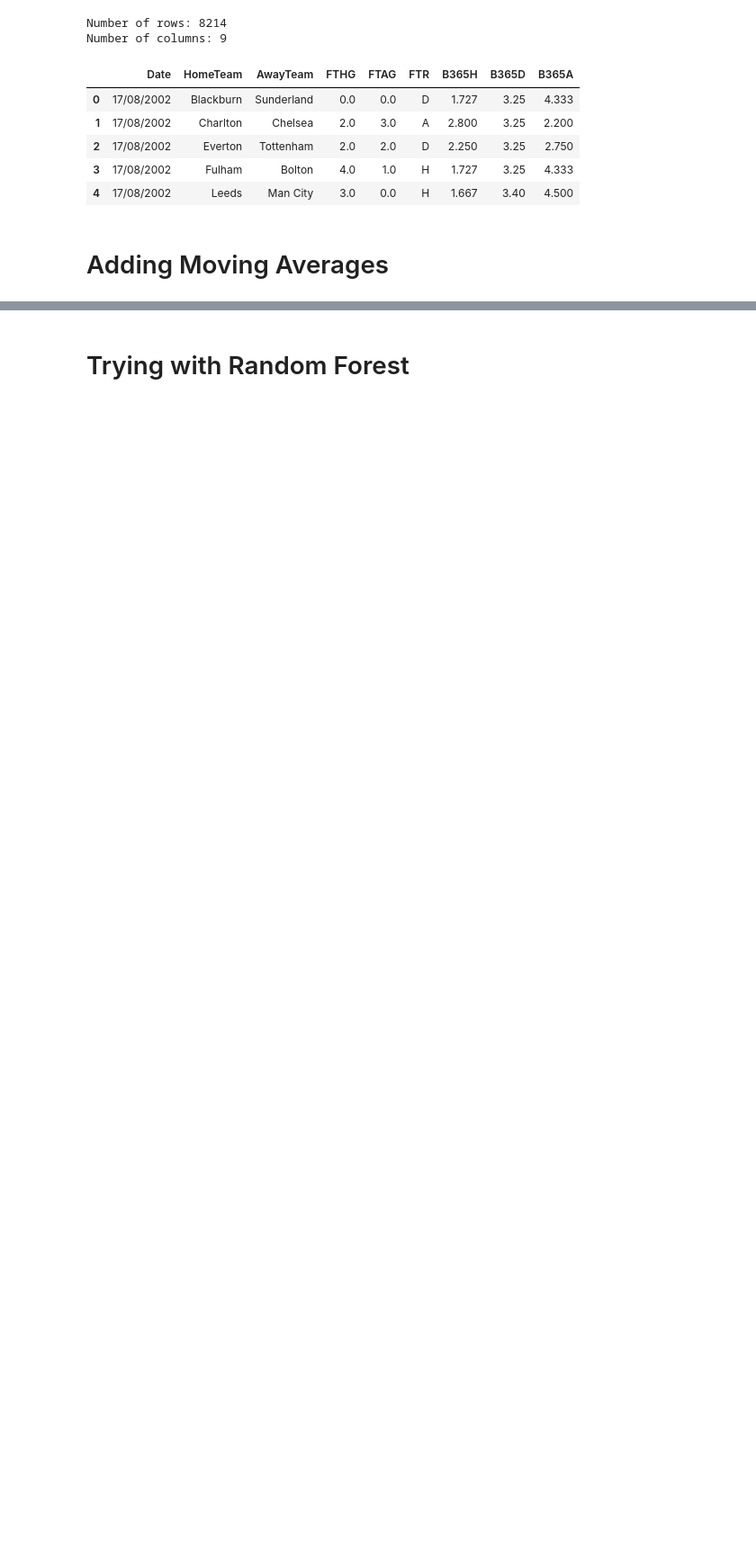
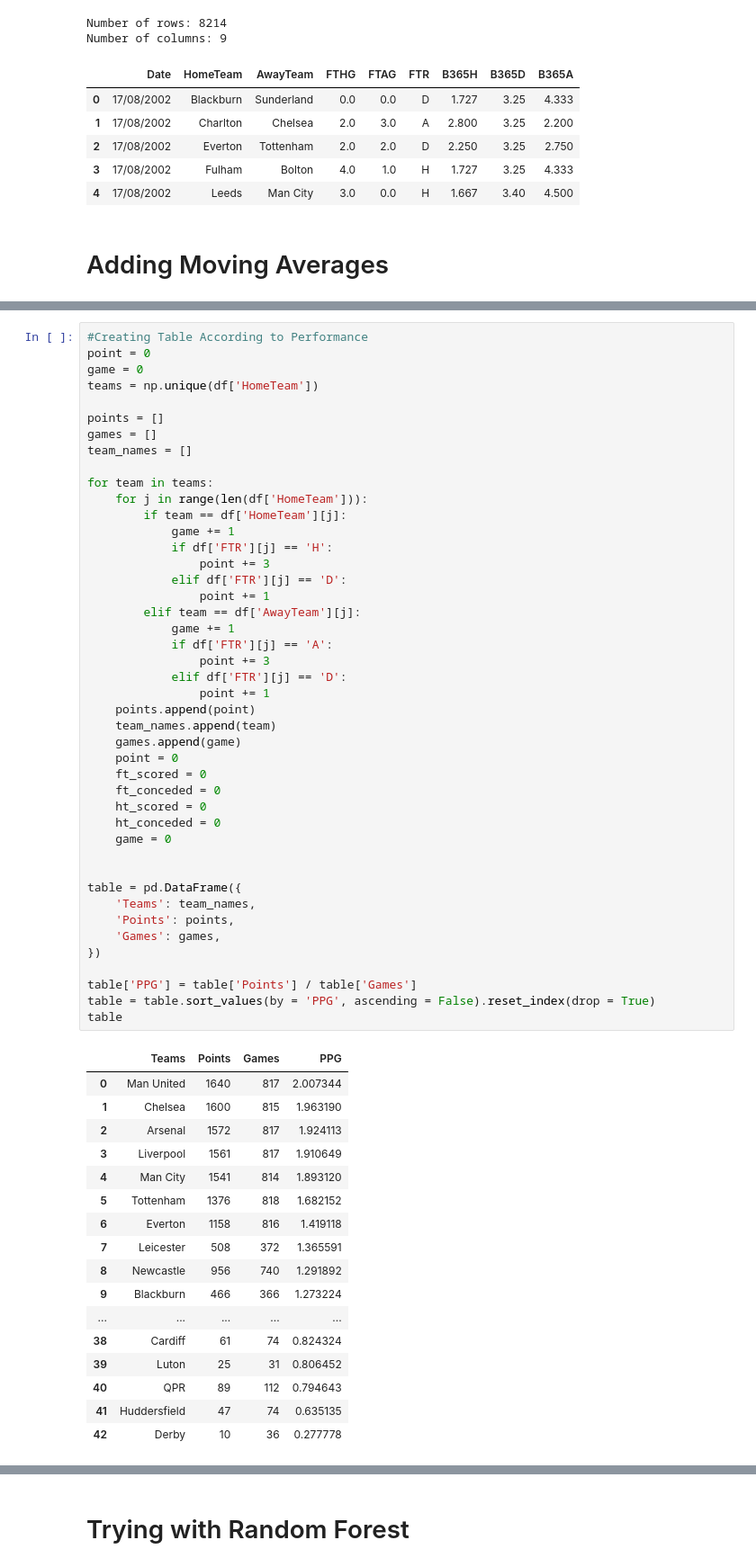
Before and after one commit to musayevf/football_prediction_model, a Jupyter notebook: football_prediction_model.ipynb, the cells around one changed output, grey strips where cells are left out. Shown at 90% size. Drawn from its saved outputs; the diff is of its cells as text; blank space fills up the shorter version.

```diff
--- a/football_prediction_model.ipynb
+++ b/football_prediction_model.ipynb
@@ -111,0 +119,62 @@ df[df['HomeTeam'] == 'Everton'].head(7)
+# %%
+#Creating Table According to Performance
+point = 0
+game = 0
+teams = np.unique(df['HomeTeam'])
+
+points = []
+games = []
+team_names = []
+
+for team in teams:
+    for j in range(len(df['HomeTeam'])):
+        if team == df['HomeTeam'][j]:
+            game += 1
+            if df['FTR'][j] == 'H':
+                point += 3
+            elif df['FTR'][j] == 'D':
+                point += 1
+        elif team == df['AwayTeam'][j]:
+            game += 1
+            if df['FTR'][j] == 'A':
+                point += 3
+            elif df['FTR'][j] == 'D':
+                point += 1
+    points.append(point)
+    team_names.append(team)
+    games.append(game)
+    point = 0
+    ft_scored = 0
+    ft_conceded = 0
+    ht_scored = 0
+    ht_conceded = 0
+    game = 0
+
+
+table = pd.DataFrame({
+    'Teams': team_names,
+    'Points': points,
+    'Games': games,
+})
+
+table['PPG'] = table['Points'] / table['Games']
+table = table.sort_values(by = 'PPG', ascending = False).reset_index(drop = True)
+table
+# %% [output]
+|  | Teams | Points | Games | PPG |
+| 0 | Man United | 1640 | 817 | 2.007344 |
+| 1 | Chelsea | 1600 | 815 | 1.963190 |
+| 2 | Arsenal | 1572 | 817 | 1.924113 |
+| 3 | Liverpool | 1561 | 817 | 1.910649 |
+| 4 | Man City | 1541 | 814 | 1.893120 |
+| 5 | Tottenham | 1376 | 818 | 1.682152 |
+| 6 | Everton | 1158 | 816 | 1.419118 |
+| 7 | Leicester | 508 | 372 | 1.365591 |
+| 8 | Newcastle | 956 | 740 | 1.291892 |
+| 9 | Blackburn | 466 | 366 | 1.273224 |
+| ... | ... | ... | ... | ... |
+| 38 | Cardiff | 61 | 74 | 0.824324 |
+| 39 | Luton | 25 | 31 | 0.806452 |
+| 40 | QPR | 89 | 112 | 0.794643 |
+| 41 | Huddersfield | 47 | 74 | 0.635135 |
+| 42 | Derby | 10 | 36 | 0.277778 |
```
Also changed, not shown: parts of 11 cells of this notebook, 2 other files.
